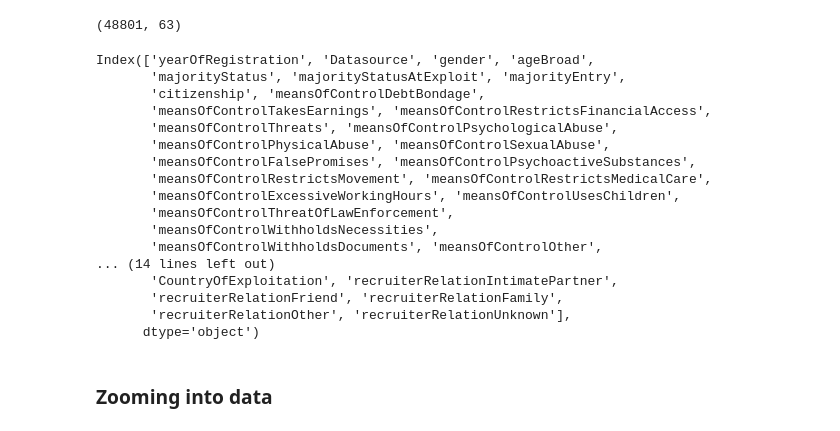
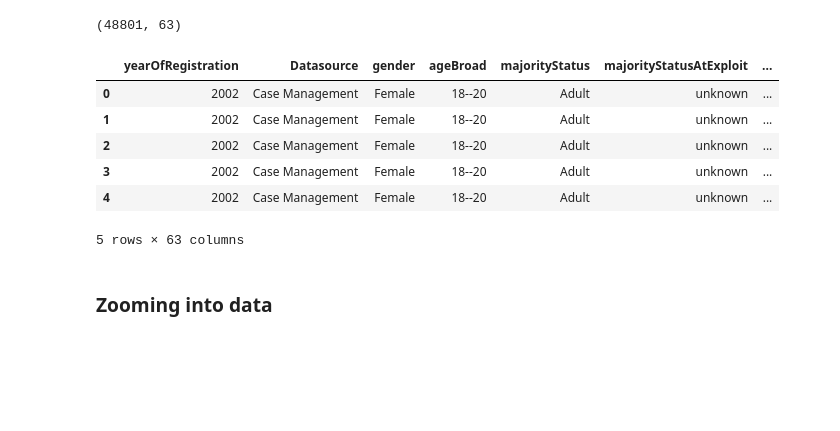
Before and after one commit to nizamphoenix/human-trafficking, a Jupyter notebook: work.ipynb, the cells around one changed output. Cells and saved outputs as stored; diff of their text form; code cells hidden in the pictures; blank space fills up the shorter version.

```diff
--- a/work.ipynb
+++ b/work.ipynb
@@ -17,25 +17,15 @@ ctdc.shape
 # %% [output]
 (48801, 63)
 # %%
-ctdc.columns
+ctdc.head()
 # %% [output]
+|  | yearOfRegistration | Datasource | gender | ageBroad | majorityStatus | majorityStatusAtExploit | ... |
+| 0 | 2002 | Case Management | Female | 18--20 | Adult | unknown | ... |
+| 1 | 2002 | Case Management | Female | 18--20 | Adult | unknown | ... |
+| 2 | 2002 | Case Management | Female | 18--20 | Adult | unknown | ... |
+| 3 | 2002 | Case Management | Female | 18--20 | Adult | unknown | ... |
+| 4 | 2002 | Case Management | Female | 18--20 | Adult | unknown | ... |
-Index(['yearOfRegistration', 'Datasource', 'gender', 'ageBroad',
-       'majorityStatus', 'majorityStatusAtExploit', 'majorityEntry',
-       'citizenship', 'meansOfControlDebtBondage',
-       'meansOfControlTakesEarnings', 'meansOfControlRestrictsFinancialAccess',
-       'meansOfControlThreats', 'meansOfControlPsychologicalAbuse',
-       'meansOfControlPhysicalAbuse', 'meansOfControlSexualAbuse',
-       'meansOfControlFalsePromises', 'meansOfControlPsychoactiveSubstances',
-       'meansOfControlRestrictsMovement', 'meansOfControlRestrictsMedicalCare',
-       'meansOfControlExcessiveWorkingHours', 'meansOfControlUsesChildren',
-       'meansOfControlThreatOfLawEnforcement',
-       'meansOfControlWithholdsNecessities',
-       'meansOfControlWithholdsDocuments', 'meansOfControlOther',
-... (14 lines left out)
-       'CountryOfExploitation', 'recruiterRelationIntimatePartner',
-       'recruiterRelationFriend', 'recruiterRelationFamily',
-       'recruiterRelationOther', 'recruiterRelationUnknown'],
-      dtype='object')
+5 rows × 63 columns
 # %%
 targets = ['isForcedLabour', 'isSexualExploit', 'isOtherExploit', 'isSexAndLabour',
        'isForcedMarriage', 'isForcedMilitary', 'isOrganRemoval',
```
Also changed, not shown: parts of 11 cells of this notebook.
